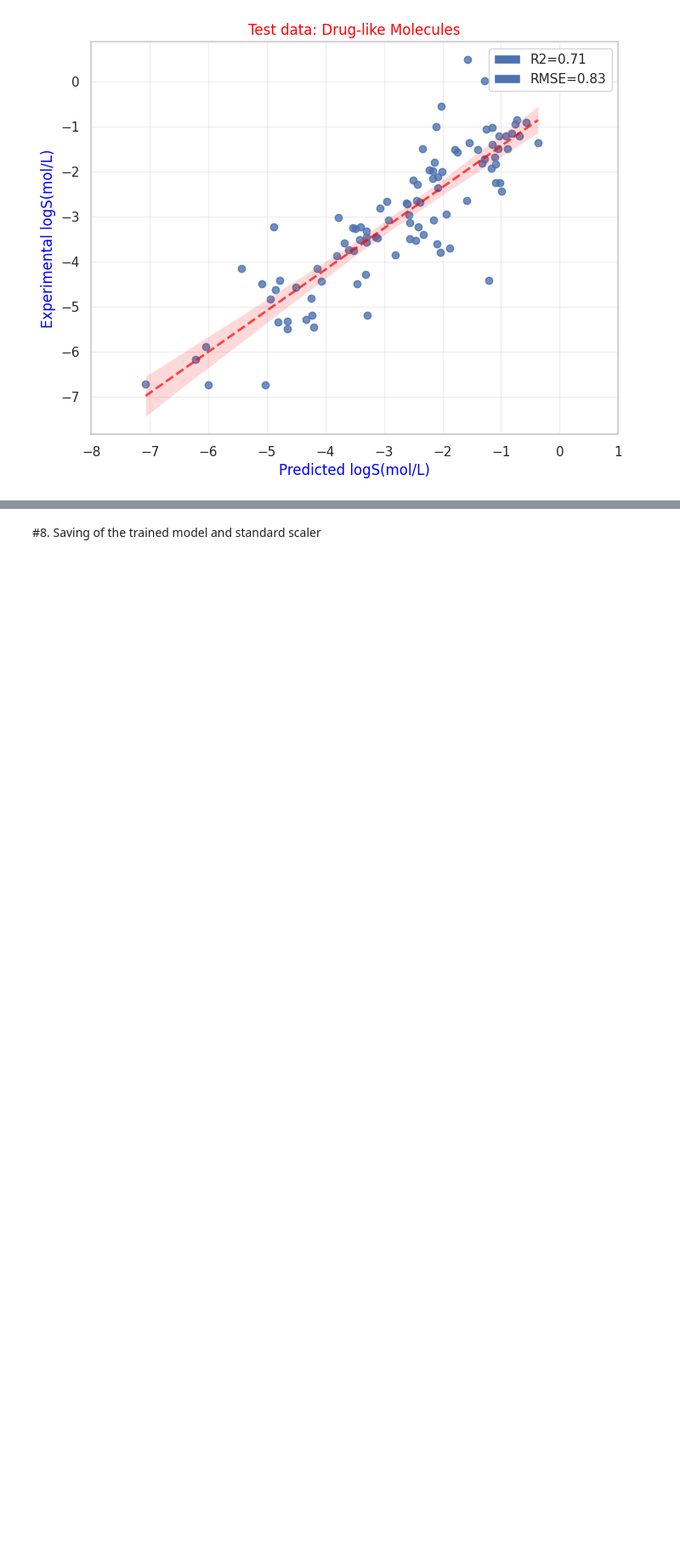
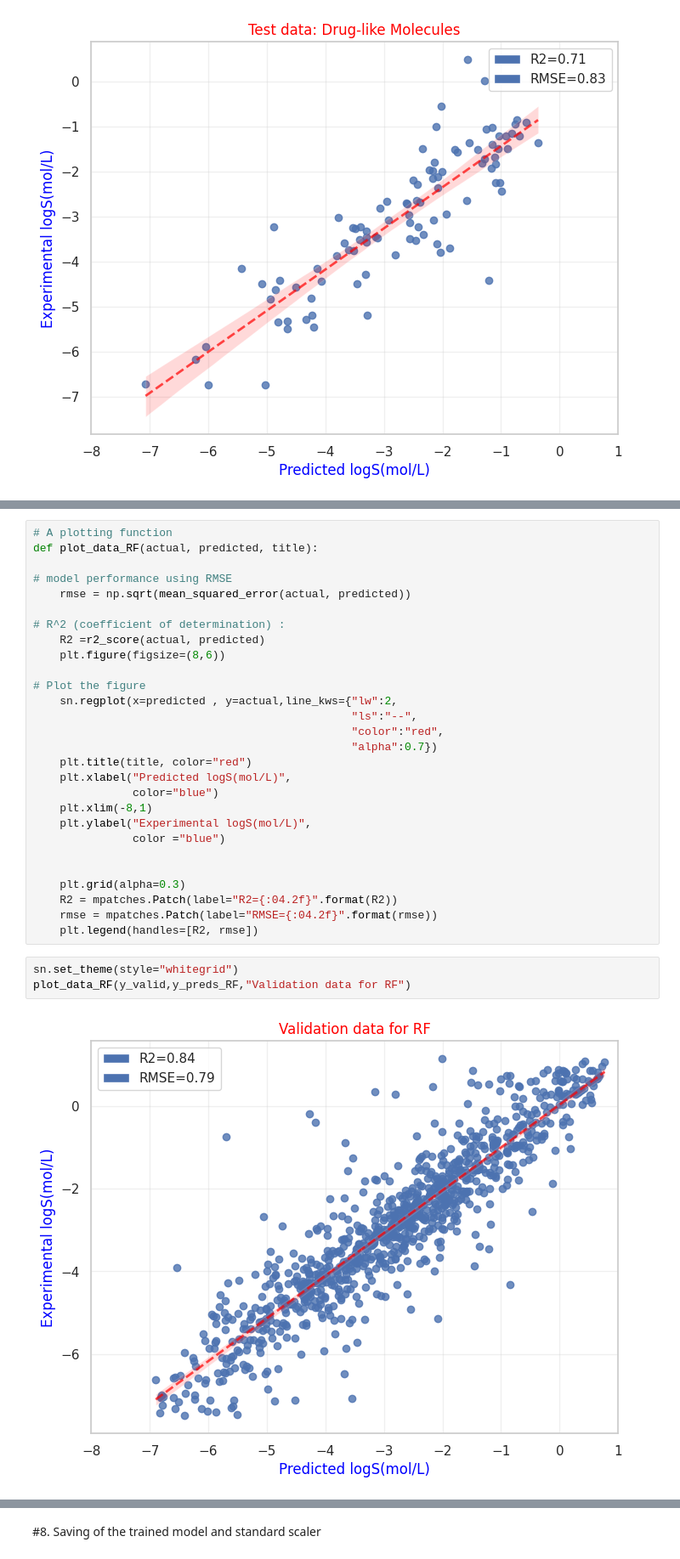
Before and after one commit to LucasCossard/WSPP_Projectppchem, a Jupyter notebook: Notebook_WSP.ipynb, the cells around one changed output, grey strips where cells are left out. Shown at 85% size. Saved outputs shown, nothing was run; the diff lists cells and outputs as text; blank space fills up the shorter version.

```diff
--- a/Notebook_WSP.ipynb
+++ b/Notebook_WSP.ipynb
@@ -613,0 +602,33 @@ plot_data(data_dl["LogS exp (mol/L)"], y_test_preds,
+# %%
+# A plotting function
+def plot_data_RF(actual, predicted, title):
+
+# model performance using RMSE
+    rmse = np.sqrt(mean_squared_error(actual, predicted))
+
+# R^2 (coefficient of determination) :
+    R2 =r2_score(actual, predicted)
+    plt.figure(figsize=(8,6))
+
+# Plot the figure
+    sn.regplot(x=predicted , y=actual,line_kws={"lw":2,
+                                                "ls":"--",
+                                                "color":"red",
+                                                "alpha":0.7})
+    plt.title(title, color="red")
+    plt.xlabel("Predicted logS(mol/L)",
+               color="blue")
+    plt.xlim(-8,1)
+    plt.ylabel("Experimental logS(mol/L)",
+               color ="blue")
+
+
+    plt.grid(alpha=0.3)
+    R2 = mpatches.Patch(label="R2={:04.2f}".format(R2))
+    rmse = mpatches.Patch(label="RMSE={:04.2f}".format(rmse))
+    plt.legend(handles=[R2, rmse])
+# %%
+sn.set_theme(style="whitegrid")
+plot_data_RF(y_valid,y_preds_RF,"Validation data for RF")
+# %% [output]
+[figure, added]
```
Also changed, not shown: parts of 19 cells of this notebook.
